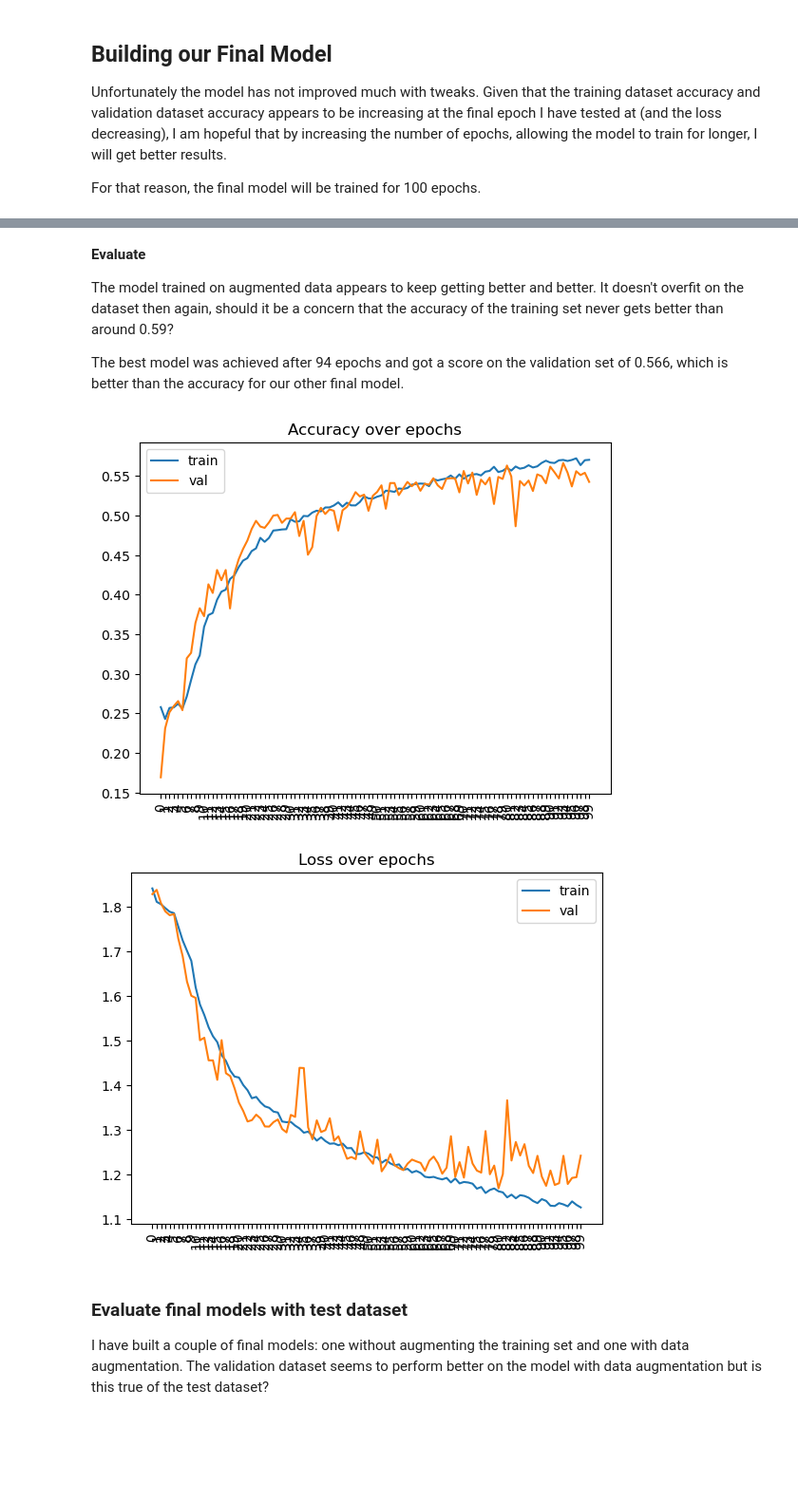
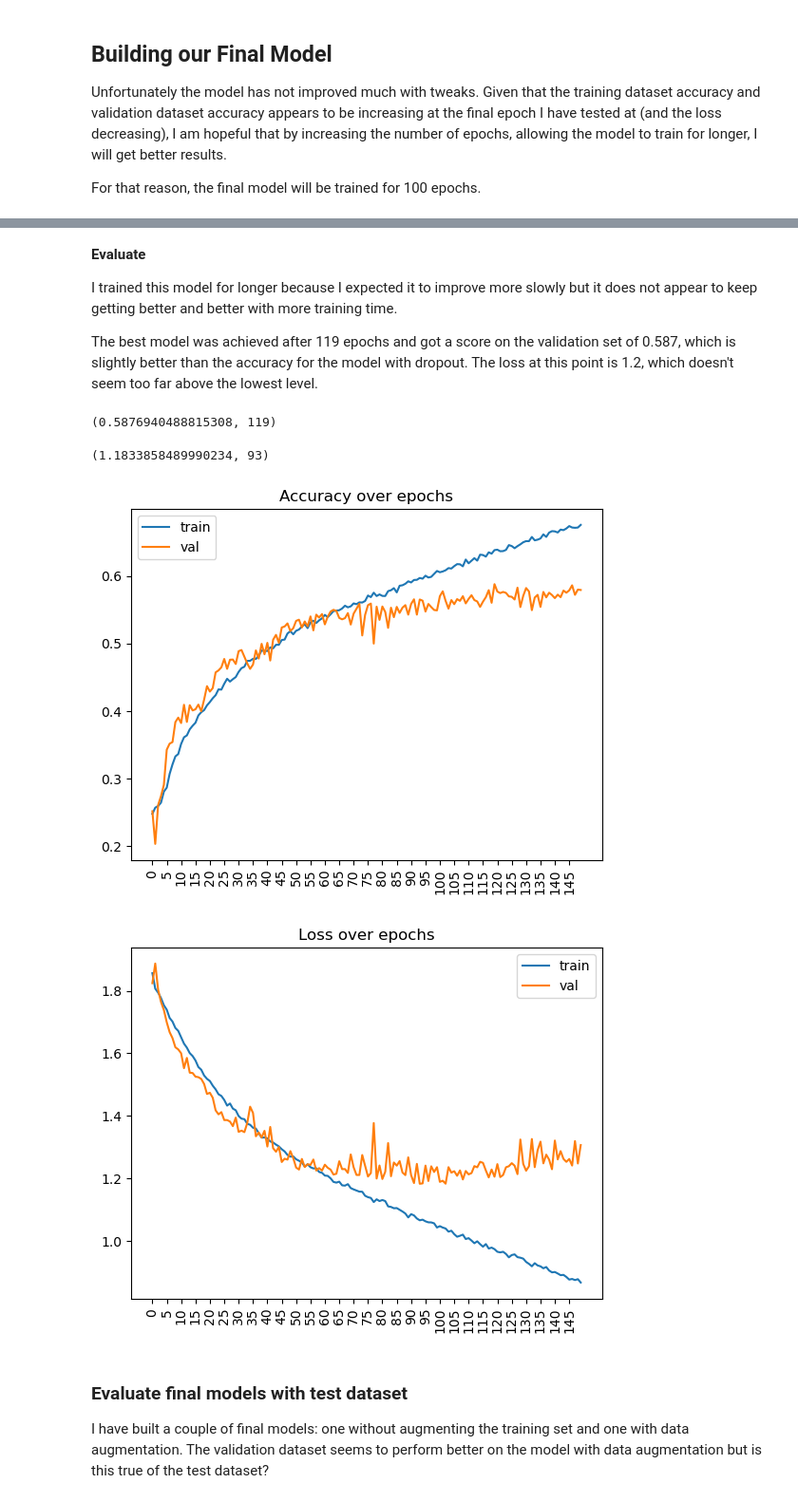
Before and after one commit to alibstill/ml-zoomcamp-emotion-recognition, a Jupyter notebook: 2_model_training/03_final_model.ipynb, the cells around one changed output, grey strips where cells are left out. Shown at 95% size. Cells and saved outputs as stored; diff of their text form; code cells hidden in the pictures; blank space fills up the shorter version.

Commit message:
[ml-zc-er] - rerun notebook given issue with class weights, create new final model with dropout

```diff
--- a/2_model_training/03_final_model.ipynb
+++ b/2_model_training/03_final_model.ipynb
@@ -273,0 +277,8 @@ You can also see that the validation loss starts to increase after around 18 epo
+# %%
+best_accuracy = 0
+best_epoch = 0
+for idx, acc in enumerate(base_history.history["val_accuracy"]):
+    if acc > best_accuracy:
+        best_accuracy = acc
+        best_epoch = idx
+best_accuracy, best_epoch
@@ -273,0 +287,8 @@ You can also see that the validation loss starts to increase after around 18 epo
+# %%
+lowest_loss = base_history.history["val_loss"][0]
+loss_epoch = 0
+for idx, loss in enumerate(base_history.history["val_loss"]):
+    if loss < lowest_loss:
+        lowest_loss = loss
+        loss_epoch = idx
+lowest_loss, loss_epoch
@@ -830,8 +1039,8 @@ We saw that the training model accuracy was slow to converge with augmentation,
 # Use
 train_dataset = create_dataset(train_image_paths, train_labels, label_encoder, should_augment_image=True, batch_size=32)
 
-learning_rate=0.001
-dense_layer_units = [64,32]
+learning_rate=0.0001
+dense_layer_units = [128,64]
 drop_rate = 0.0
 
 final_with_aug_model = build_model(learning_rate=learning_rate,dense_layer_units=dense_layer_units, drop_rate=drop_rate)
@@ -842,5 +1051,5 @@ checkpoint = keras.callbacks.ModelCheckpoint('er_final_with_aug_{epoch:02d}_{val
                                 mode='max'
                                )
 
-final_with_aug_history = final_with_aug_model.fit(train_dataset, epochs=100, validation_data=val_dataset, callbacks=[checkpoint])
+final_with_aug_history = final_with_aug_model.fit(train_dataset, epochs=150, validation_data=val_dataset, callbacks=[checkpoint])
 # %% [output]
@@ -868,27 +1074,35 @@ Epoch 4/100
 # %% [markdown]
 **Evaluate**
 
-The model trained on augmented data appears to keep getting better and better. It doesn't overfit on the dataset then again, should it be a concern that the accuracy of the training set never gets better than around 0.59?
+I trained this model for longer because I expected it to improve more slowly but it does not appear to keep getting better and better with more training time.
 
-The best model was achieved after 94 epochs and got a score on the validation set of 0.566, which is better than the accuracy for our other final model.
+The best model was achieved after 119 epochs and got a score on the validation set of 0.587, which is slightly better than the accuracy for the model with dropout. The loss at this point is 1.2, which doesn't seem too far above the lowest level.
+# %%
+get_best_accuracy(final_with_aug_history)
+# %% [output]
+(0.5876940488815308, 119)
+# %%
+get_lowest_loss(final_with_aug_history)
+# %% [output]
+(1.1833858489990234, 93)
 # %%
 plt.plot(final_with_aug_history.history["accuracy"], label="train")
 plt.plot(final_with_aug_history.history["val_accuracy"], label="val")
-plt.xticks(np.arange(100), rotation=90)
+plt.xticks(np.arange(0,150,5), rotation=90)
 plt.legend()
 plt.title("Accuracy over epochs")
 plt.show()
 # %% [output]
-[figure, old version]
+[figure, new version]
 # %%
 plt.plot(final_with_aug_history.history["loss"], label="train")
 plt.plot(final_with_aug_history.history["val_loss"], label="val")
-plt.xticks(np.arange(100), rotation=90)
+plt.xticks(np.arange(0,150,5), rotation=90)
 plt.legend()
 plt.title("Loss over epochs")
 plt.show()
 # %% [output]
-[figure, old version]
+[figure, new version]
 # %% [markdown]
 ### Evaluate final models with test dataset
 
```
Also changed, not shown: parts of 73 cells of this notebook.
